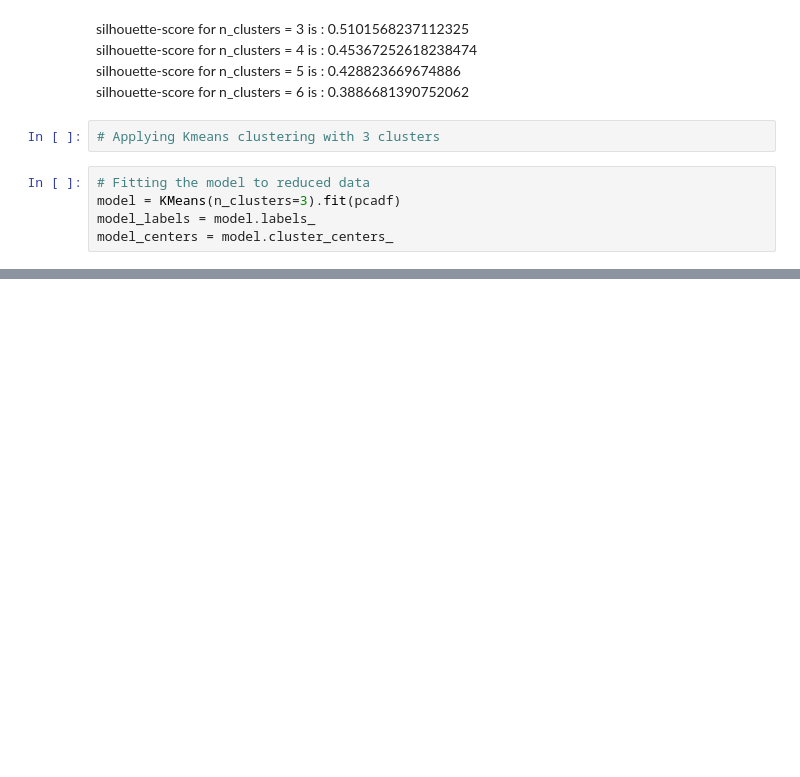
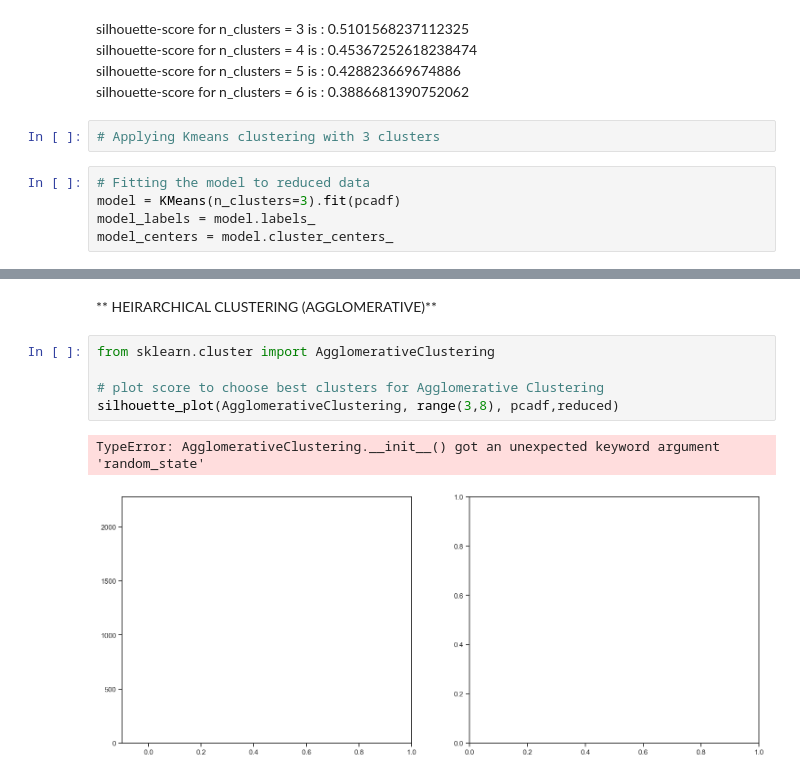
Before and after one commit to ShivamKumarSrivastava/Customer-Categorization, a Jupyter notebook: Notebook/Feature_Engineering_and_Clustering.ipynb, the cells around one changed output, grey strips where cells are left out. Cells and saved outputs as stored; diff of their text form; blank space fills up the shorter version.

```diff
--- a/Notebook/Feature_Engineering_and_Clustering.ipynb
+++ b/Notebook/Feature_Engineering_and_Clustering.ipynb
@@ -554,0 +556,10 @@ plt.scatter(model_centers[:,0], model_centers[:,1], c='red', s=500, marker='X',
+# %% [markdown]
+** HEIRARCHICAL CLUSTERING (AGGLOMERATIVE)**
+# %%
+from sklearn.cluster import AgglomerativeClustering
+
+# plot score to choose best clusters for Agglomerative Clustering
+silhouette_plot(AgglomerativeClustering, range(3,8), pcadf,reduced)
+# %% [output]
+TypeError: AgglomerativeClustering.__init__() got an unexpected keyword argument 'random_state'
+[figure, added]
```
Also changed, not shown: parts of 21 cells of this notebook, 1 other file.
